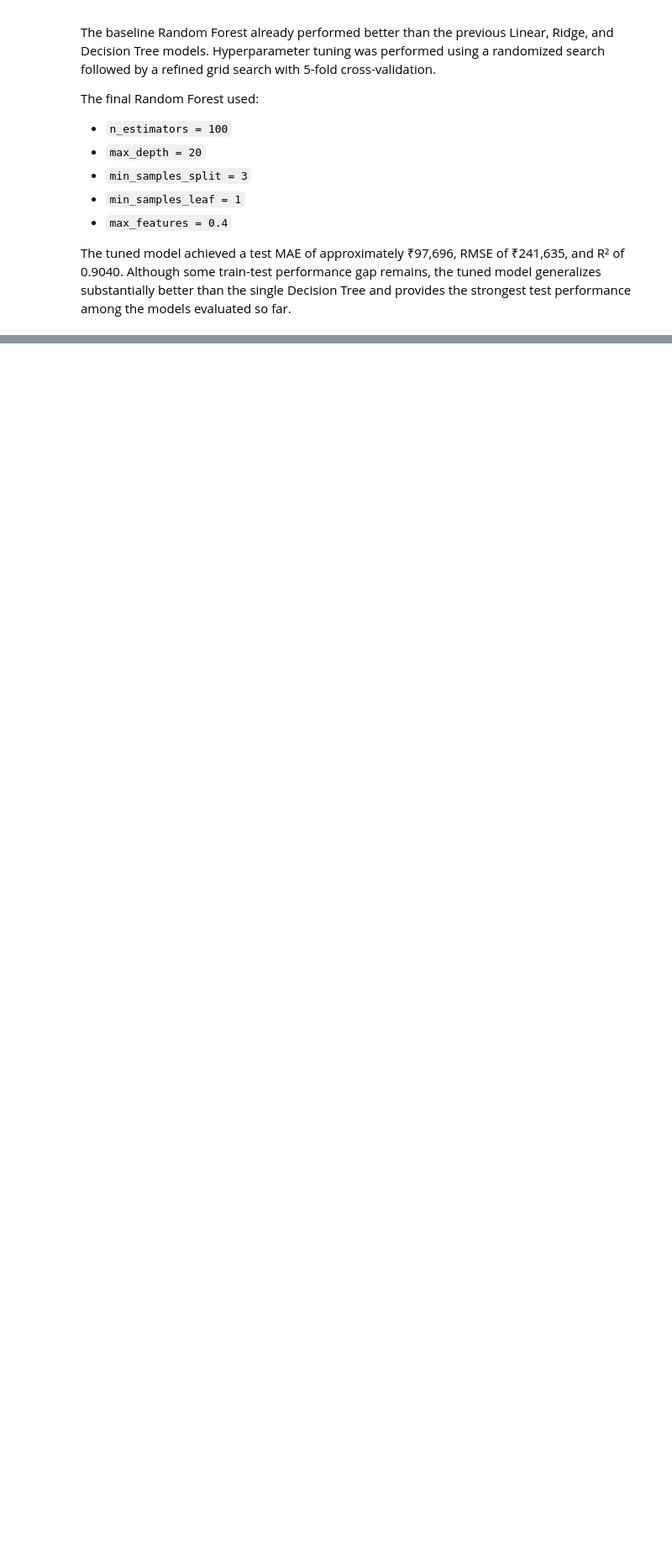
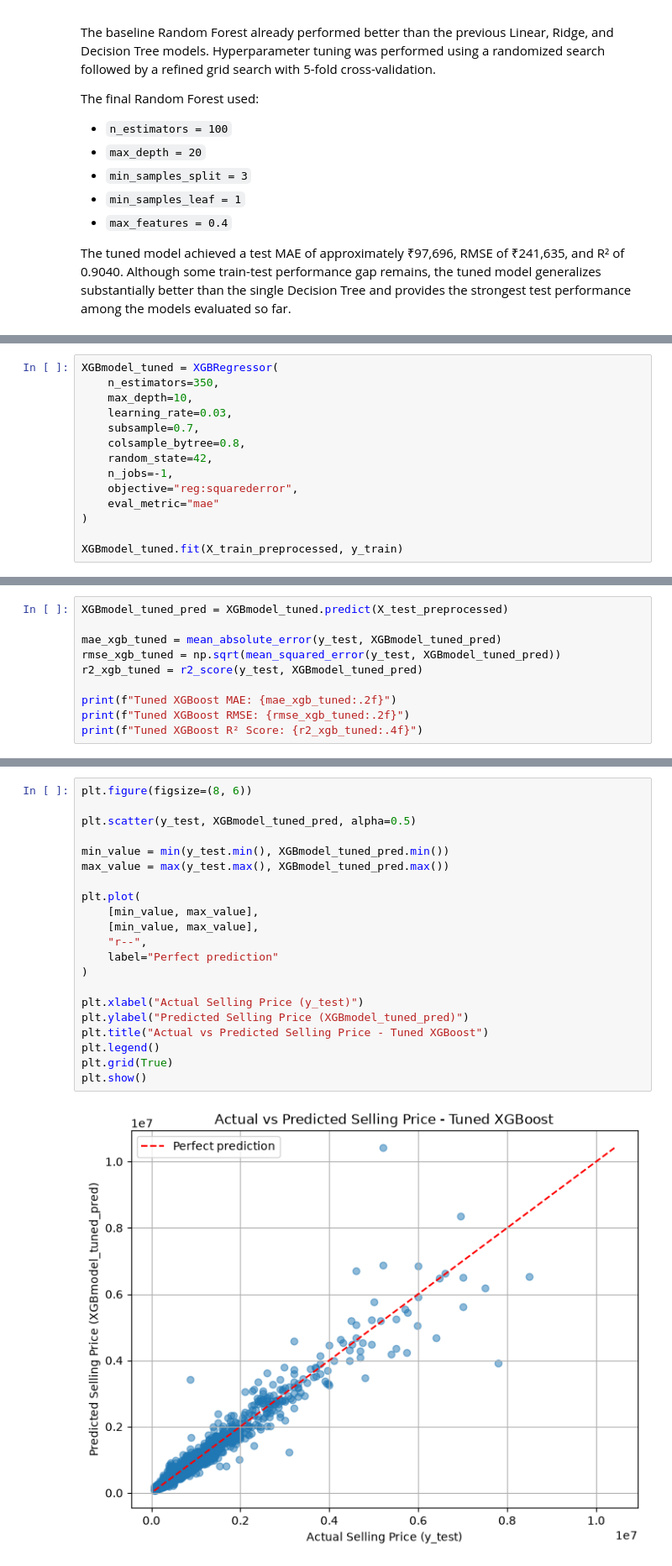
Before and after one commit to Aaroh22/used-car-price-prediction, a Jupyter notebook: Notebooks/02_model_training.ipynb, the cells around one changed output, grey strips where cells are left out. Shown at 84% size. Saved outputs shown, nothing was run; the diff lists cells and outputs as text; blank space fills up the shorter version.

Commit message:
Add tuned XGBoost regression model

```diff
--- a/Notebooks/02_model_training.ipynb
+++ b/Notebooks/02_model_training.ipynb
@@ -829,0 +1178,14 @@ The tuned model achieved a test MAE of approximately ₹97,696, RMSE of ₹241,6
+# %%
+XGBmodel_tuned = XGBRegressor(
+    n_estimators=350,
+    max_depth=10,
+    learning_rate=0.03,
+    subsample=0.7,
+    colsample_bytree=0.8,
+    random_state=42,
+    n_jobs=-1,
+    objective="reg:squarederror",
+    eval_metric="mae"
+)
+
+XGBmodel_tuned.fit(X_train_preprocessed, y_train)
@@ -829,0 +1206,10 @@ The tuned model achieved a test MAE of approximately ₹97,696, RMSE of ₹241,6
+# %%
+XGBmodel_tuned_pred = XGBmodel_tuned.predict(X_test_preprocessed)
+
+mae_xgb_tuned = mean_absolute_error(y_test, XGBmodel_tuned_pred)
+rmse_xgb_tuned = np.sqrt(mean_squared_error(y_test, XGBmodel_tuned_pred))
+r2_xgb_tuned = r2_score(y_test, XGBmodel_tuned_pred)
+
+print(f"Tuned XGBoost MAE: {mae_xgb_tuned:.2f}")
+print(f"Tuned XGBoost RMSE: {rmse_xgb_tuned:.2f}")
+print(f"Tuned XGBoost R² Score: {r2_xgb_tuned:.4f}")
@@ -829,0 +1248,23 @@ The tuned model achieved a test MAE of approximately ₹97,696, RMSE of ₹241,6
+# %%
+plt.figure(figsize=(8, 6))
+
+plt.scatter(y_test, XGBmodel_tuned_pred, alpha=0.5)
+
+min_value = min(y_test.min(), XGBmodel_tuned_pred.min())
+max_value = max(y_test.max(), XGBmodel_tuned_pred.max())
+
+plt.plot(
+    [min_value, max_value],
+    [min_value, max_value],
+    "r--",
+    label="Perfect prediction"
+)
+
+plt.xlabel("Actual Selling Price (y_test)")
+plt.ylabel("Predicted Selling Price (XGBmodel_tuned_pred)")
+plt.title("Actual vs Predicted Selling Price - Tuned XGBoost")
+plt.legend()
+plt.grid(True)
+plt.show()
+# %% [output]
+[figure, added]
```
Also changed, not shown: parts of 22 cells of this notebook.
